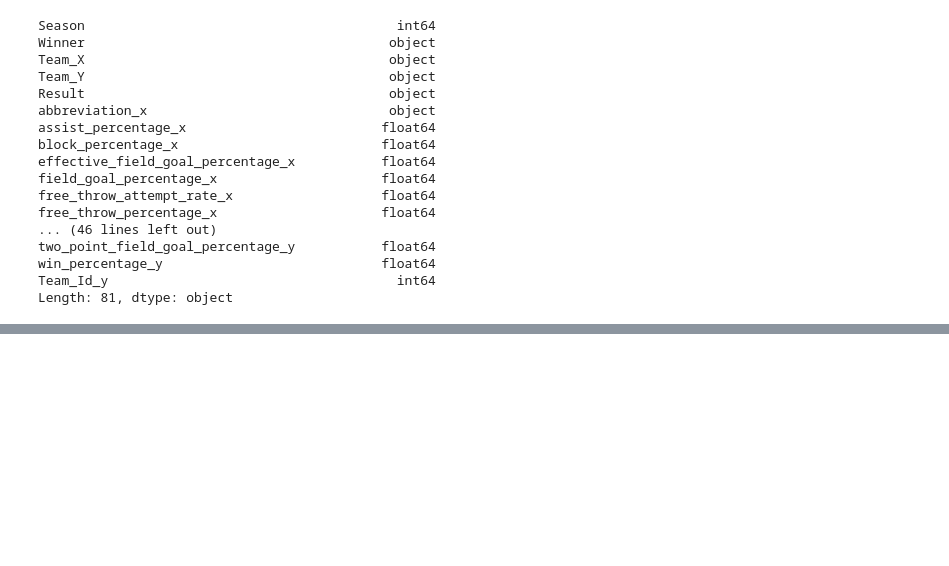
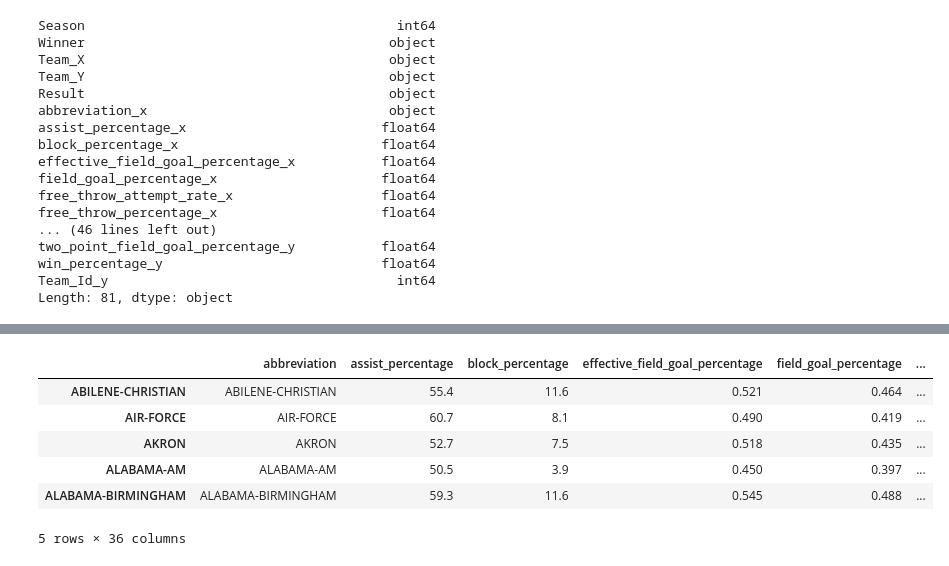
Before and after one commit to jseigh89/NCAAB, a Jupyter notebook: Predict March Madness.ipynb, the cells around one changed output, grey strips where cells are left out. Saved outputs shown, nothing was run; the diff lists cells and outputs as text; code cells hidden in the pictures; blank space fills up the shorter version.

```diff
--- a/Predict March Madness.ipynb
+++ b/Predict March Madness.ipynb
@@ -361,0 +403,14 @@ F1 score and accuracy score for test set: 0.4444444444444444  ,  0.6666666666666
+# %%
+teams_19 = Teams(year = 2019)
+teams_df_19 = teams.dataframes
+teams_df_19 = teams_df_19[['abbreviation','assist_percentage','block_percentage','effective_field_goal_percentage','field_goal_percentage','free_throw_attempt_rate','free_throw_percentage','free_throws_per_field_goal_attempt','net_rating','offensive_rating','offensive_rebound_percentage','opp_assist_percentage','opp_block_percentage','opp_effective_field_goal_percentage','opp_field_goal_percentage','opp_free_throw_attempt_rate','opp_free_throw_percentage','opp_free_throws_per_field_goal_attempt','opp_offensive_rating','opp_offensive_rebound_percentage','opp_steal_percentage','opp_three_point_attempt_rate','opp_three_point_field_goal_percentage','opp_total_rebound_percentage','opp_true_shooting_percentage','opp_two_point_field_goal_percentage','pace','simple_rating_system','steal_percentage','strength_of_schedule','three_point_attempt_rate','three_point_field_goal_percentage','total_rebound_percentage','true_shooting_percentage','turnover_percentage','two_point_field_goal_percentage']]
+# %%
+teams_df_19.head()
+# %% [output]
+|  | abbreviation | assist_percentage | block_percentage | effective_field_goal_percentage | field_goal_percentage | ... |
+| ABILENE-CHRISTIAN | ABILENE-CHRISTIAN | 55.4 | 11.6 | 0.521 | 0.464 | ... |
+| AIR-FORCE | AIR-FORCE | 60.7 | 8.1 | 0.490 | 0.419 | ... |
+| AKRON | AKRON | 52.7 | 7.5 | 0.518 | 0.435 | ... |
+| ALABAMA-AM | ALABAMA-AM | 50.5 | 3.9 | 0.450 | 0.397 | ... |
+| ALABAMA-BIRMINGHAM | ALABAMA-BIRMINGHAM | 59.3 | 11.6 | 0.545 | 0.488 | ... |
+5 rows × 36 columns
```
Also changed, not shown: parts of 32 cells of this notebook.
